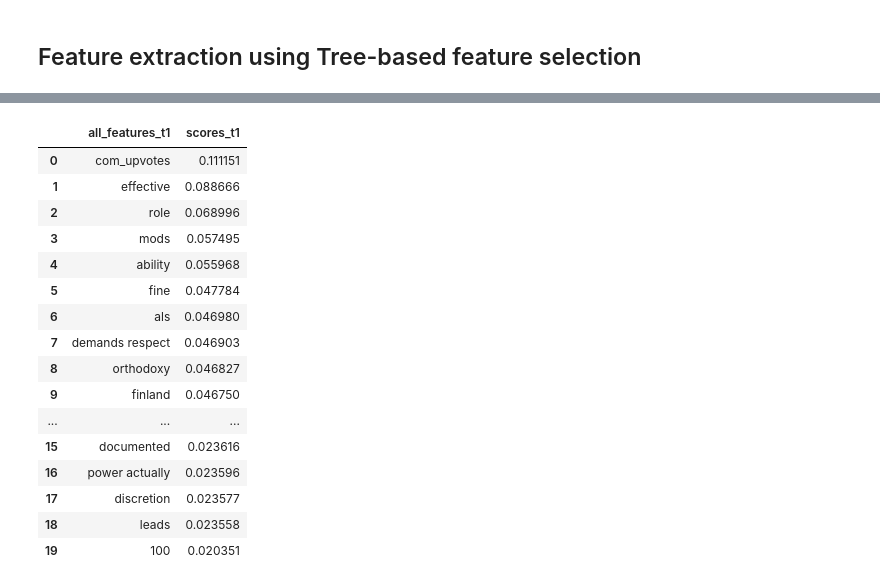
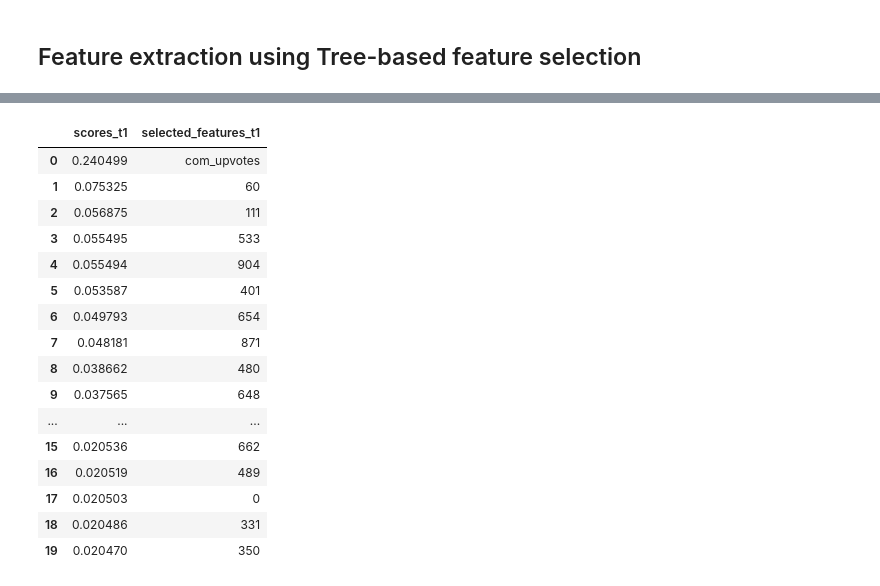
Before and after one commit to shugamoe/changemyview, a Jupyter notebook: cmv_feature_extraction.ipynb, the cells around one changed output, grey strips where cells are left out. Cells and saved outputs as stored; diff of their text form; code cells hidden in the pictures.

```diff
--- a/cmv_feature_extraction.ipynb
+++ b/cmv_feature_extraction.ipynb
@@ -91,6 +91,6 @@ y = data_train['com_delta_received'].as_matrix()
 ## Logistic regression
 # %%
 #combining tfidf features with liguistic features and clustering labels
-tfdf = pd.DataFrame(TFVects.toarray())
-features_train = pd.concat([tfdf, data_train.reset_index()[['index', 'com_upvotes', 'KL', 'JS', 'kmeans', 'com_avg_pt_depth']]], axis = 1, ignore_index = False)
-features_train.set_index('index', inplace = True)
+# tfdf = pd.DataFrame(TFVects.toarray())
+# features_train = pd.concat([tfdf, data_train.reset_index()[['index', 'com_upvotes', 'KL', 'JS', 'kmeans', 'com_avg_pt_depth']]], axis = 1, ignore_index = False)
+# features_train.set_index('index', inplace = True)
@@ -182,10 +179,10 @@ print('AUC Score: {}'.format(sklearn.metrics.roc_auc_score(data_test['com_delta_
 # %% [markdown]
 ## Neural Nets - multi-layer perceptron
 # %%
-#initialize the model
-mlp_clf = MLPClassifier()
+# #initialize the model
+# mlp_clf = MLPClassifier()
 
-#fit the model
-mlp_clf.fit(X, y)
+# fit the model
+# mlp_clf.fit(X, y)
 
-#mlp_labels = [mlp_clf.predict(v)[0] for v in features_test]
+# #mlp_labels = [mlp_clf.predict(v)[0] for v in features_test]
@@ -227,24 +222,6 @@ Oh, we've observed that the features are very stable across algorithms, we could
 
 ## feature extraction using SelectKBest
 # %%
-X = features_train
-y = data_train['com_delta_received'].as_matrix()
-
-# def extract_f (func, k):
-#     selector = sklearn.feature_selection.SelectKBest(func, k=k).fit(X,y)
-#     X_new = selector.transform(X)
-#     X_inverse = selector.inverse_transform(X_new)
-#     X_inverse = pd.DataFrame(X_inverse)
-
-#     l = X_inverse.sum(axis = 0)
-#     feature_indices = []
-#     for i in range(l.shape[0]):
-#         if l[i] != 0:
-#            feature_indices.append(i)
-#     #feature_indices
-#     selected_features = features_train.columns[feature_indices].get_values()
-#     return selected_features
-
 def extract_KBest(func, k):
     selector = SelectKBest(func, k=k).fit(X,y)
     feature_indices = selector.get_support(indices=True)
@@ -375,30 +350,30 @@ selected_features_t1.shape
 # %%
-tf_features_indices_t1 = selected_features_t1[:-2].astype(int)
-all_features_t1  = np.array(TFVectorizer.get_feature_names())[tf_features_indices_t1].tolist()
-all_features_t1.extend(selected_features_t1[-2:])
+#tf_features_indices_t1 = selected_features_t1[:-2].astype(int)
+#all_features_t1  = np.array(TFVectorizer.get_feature_names())[tf_features_indices_t1].tolist()
+#all_features_t1.extend(selected_features_t1[-2:])
 #all_features_t1
 
-d = {'all_features_t1': all_features_t1, 'scores_t1': scores_t1}
+d = {'selected_features_t1': selected_features_t1, 'scores_t1': scores_t1}
 F_t1_DF = pd.DataFrame(data = d).sort(columns='scores_t1', axis=0, ascending=False).reset_index(drop = True)
 F_t1_DF.iloc[:20, :]
 # %% [output]
-|  | all_features_t1 | scores_t1 |
-| 0 | com_upvotes | 0.111151 |
-| 1 | effective | 0.088666 |
-| 2 | role | 0.068996 |
-| 3 | mods | 0.057495 |
-| 4 | ability | 0.055968 |
-| 5 | fine | 0.047784 |
-| 6 | als | 0.046980 |
-| 7 | demands respect | 0.046903 |
-| 8 | orthodoxy | 0.046827 |
-| 9 | finland | 0.046750 |
+|  | scores_t1 | selected_features_t1 |
+| 0 | 0.240499 | com_upvotes |
+| 1 | 0.075325 | 60 |
+| 2 | 0.056875 | 111 |
+| 3 | 0.055495 | 533 |
+| 4 | 0.055494 | 904 |
+| 5 | 0.053587 | 401 |
+| 6 | 0.049793 | 654 |
+| 7 | 0.048181 | 871 |
+| 8 | 0.038662 | 480 |
+| 9 | 0.037565 | 648 |
 | ... | ... | ... |
-| 15 | documented | 0.023616 |
-| 16 | power actually | 0.023596 |
-| 17 | discretion | 0.023577 |
-| 18 | leads | 0.023558 |
-| 19 | 100 | 0.020351 |
+| 15 | 0.020536 | 662 |
+| 16 | 0.020519 | 489 |
+| 17 | 0.020503 | 0 |
+| 18 | 0.020486 | 331 |
+| 19 | 0.020470 | 350 |
 # %%
 #Extra decision tree
 #fits a number of randomized decision trees (a.k.a. extra-trees) on various sub-samples of the dataset
```
Also changed, not shown: parts of 27 cells of this notebook.
